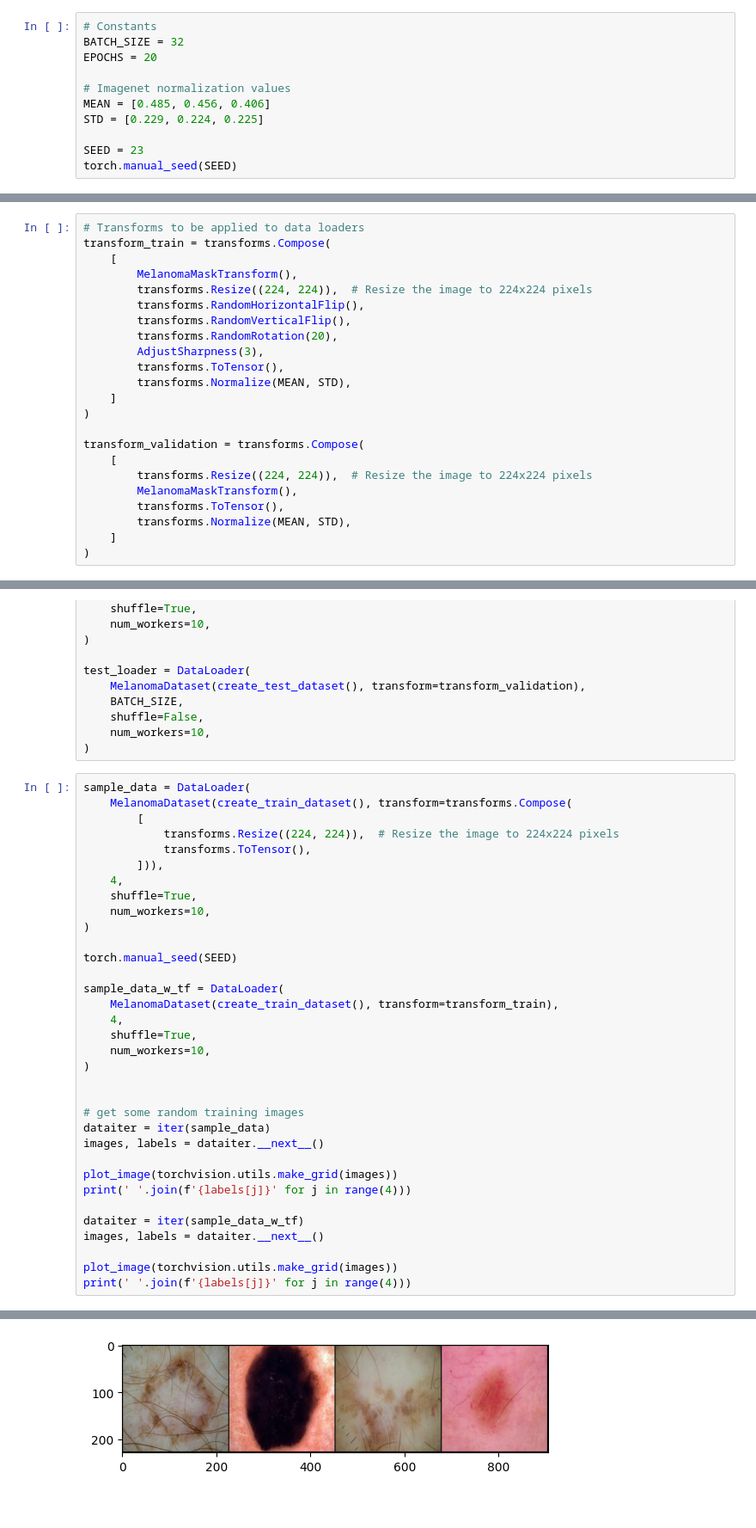
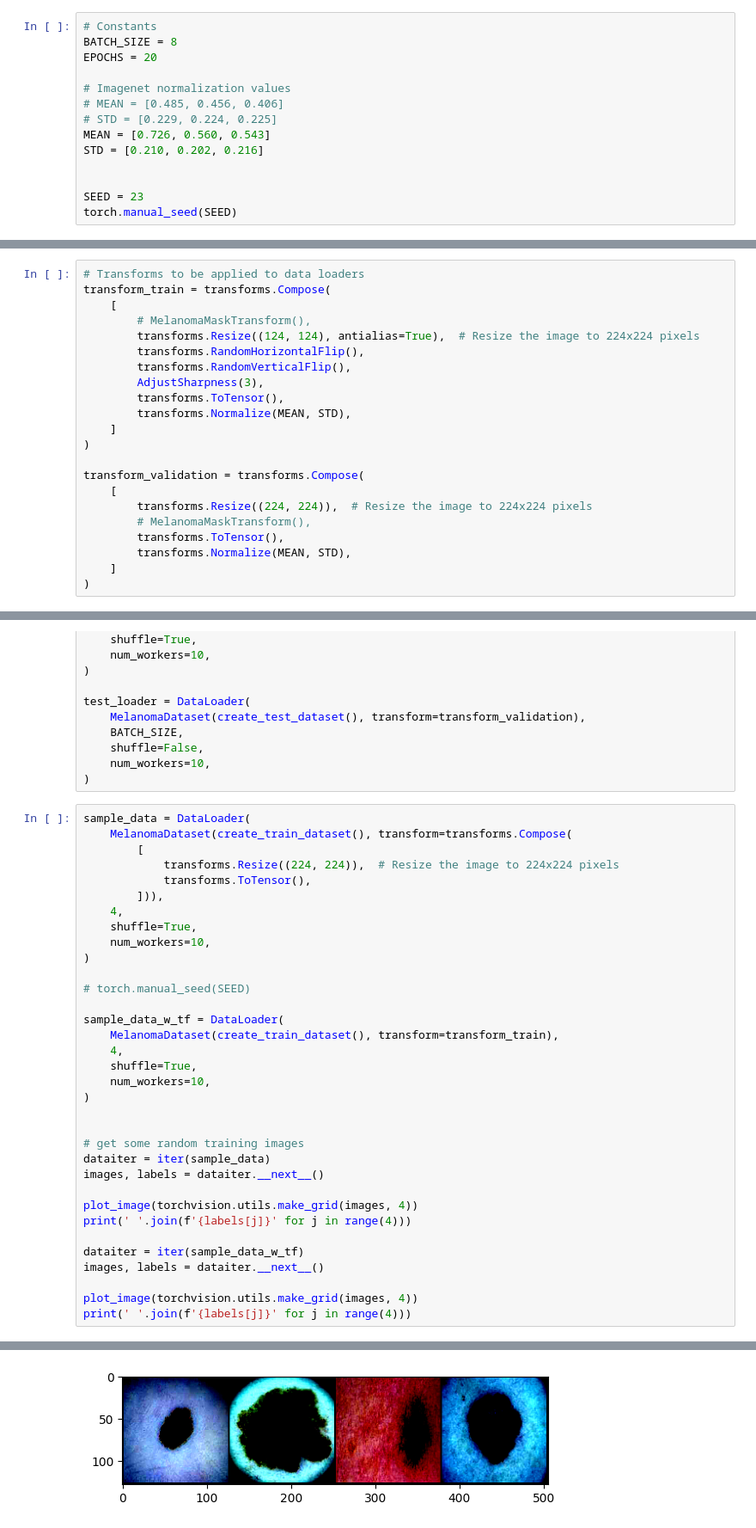
Before and after one commit to PedroS235/melanoma_detection, a Jupyter notebook: melanoma_detector.ipynb, the cells around one changed output, grey strips where cells are left out. Shown: that part at 86% size. Drawn from its saved outputs; the diff is of its cells as text; blank space fills up the shorter version.

```diff
--- a/melanoma_detector.ipynb
+++ b/melanoma_detector.ipynb
@@ -17,12 +17,15 @@ from torch.utils.data import DataLoader
 import torch.optim as optim
 # %%
 # Constants
-BATCH_SIZE = 32
+BATCH_SIZE = 8
 EPOCHS = 20
 
 # Imagenet normalization values
-MEAN = [0.485, 0.456, 0.406]
-STD = [0.229, 0.224, 0.225]
+# MEAN = [0.485, 0.456, 0.406]
+# STD = [0.229, 0.224, 0.225]
+MEAN = [0.726, 0.560, 0.543]
+STD = [0.210, 0.202, 0.216]
+
 
 SEED = 23
 torch.manual_seed(SEED)
@@ -32,11 +35,10 @@ torch.manual_seed(SEED)
 # Transforms to be applied to data loaders
 transform_train = transforms.Compose(
     [
-        MelanomaMaskTransform(),
-        transforms.Resize((224, 224)),  # Resize the image to 224x224 pixels
+        # MelanomaMaskTransform(),
+        transforms.Resize((124, 124), antialias=True),  # Resize the image to 224x224 pixels
         transforms.RandomHorizontalFlip(),
         transforms.RandomVerticalFlip(),
-        transforms.RandomRotation(20),
         AdjustSharpness(3),
         transforms.ToTensor(),
         transforms.Normalize(MEAN, STD),
@@ -46,7 +48,7 @@ transform_train = transforms.Compose(
 transform_validation = transforms.Compose(
     [
         transforms.Resize((224, 224)),  # Resize the image to 224x224 pixels
-        MelanomaMaskTransform(),
+        # MelanomaMaskTransform(),
         transforms.ToTensor(),
         transforms.Normalize(MEAN, STD),
     ]
@@ -77,7 +79,7 @@ sample_data = DataLoader(
     num_workers=10,
 )
 
-torch.manual_seed(SEED)
+# torch.manual_seed(SEED)
 
 sample_data_w_tf = DataLoader(
     MelanomaDataset(create_train_dataset(), transform=transform_train),
@@ -91,12 +93,12 @@ sample_data_w_tf = DataLoader(
 dataiter = iter(sample_data)
 images, labels = dataiter.__next__()
 
-plot_image(torchvision.utils.make_grid(images))
+plot_image(torchvision.utils.make_grid(images, 4))
 print(' '.join(f'{labels[j]}' for j in range(4)))
 
 dataiter = iter(sample_data_w_tf)
 images, labels = dataiter.__next__()
 
-plot_image(torchvision.utils.make_grid(images))
+plot_image(torchvision.utils.make_grid(images, 4))
 print(' '.join(f'{labels[j]}' for j in range(4)))
 # %% [output]
@@ -103 +106 @@ print(' '.join(f'{labels[j]}' for j in range(4)))
-[figure, old version]
+[figure, new version]
```
Also changed, not shown: parts of 2 cells of this notebook, 11 other files.
